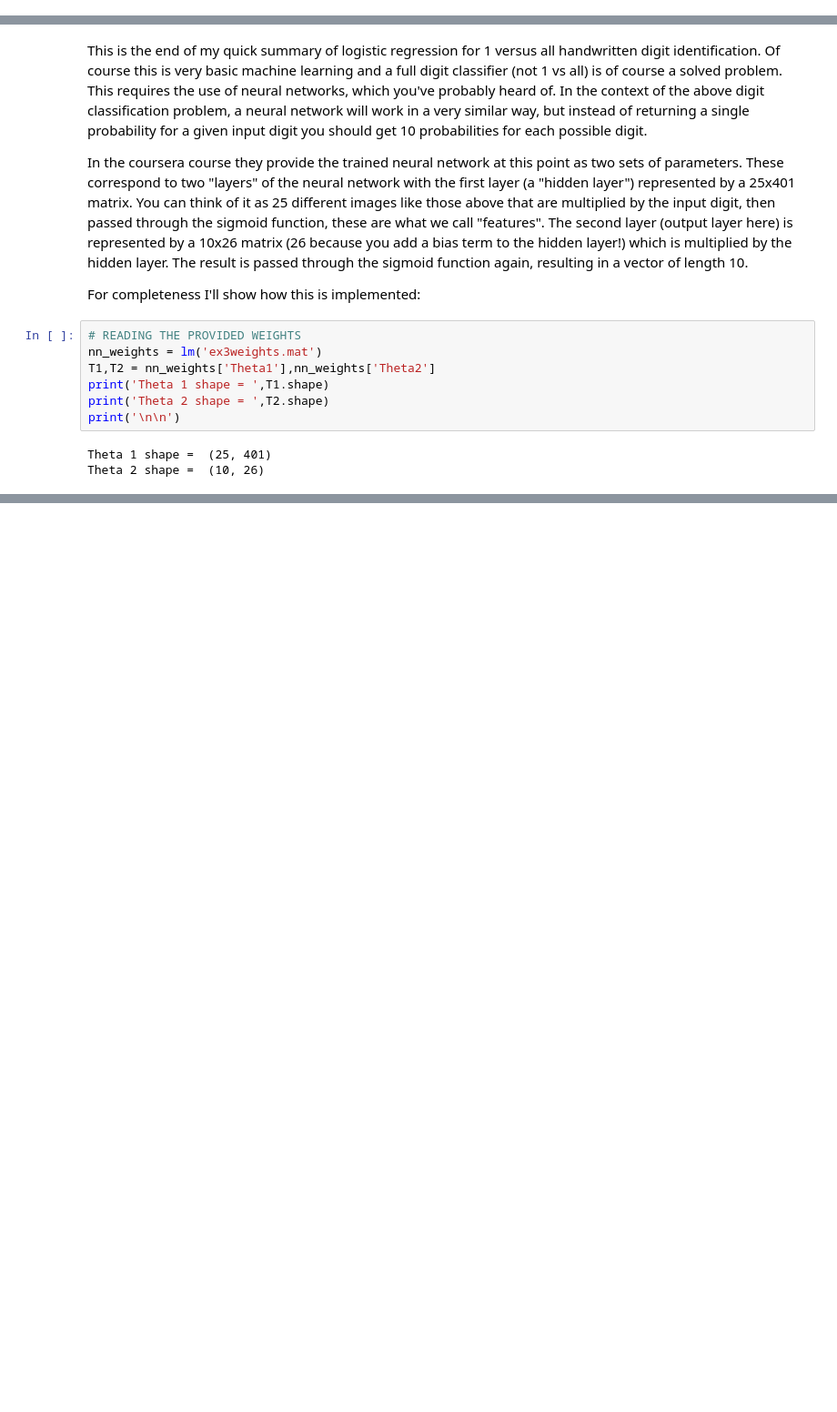
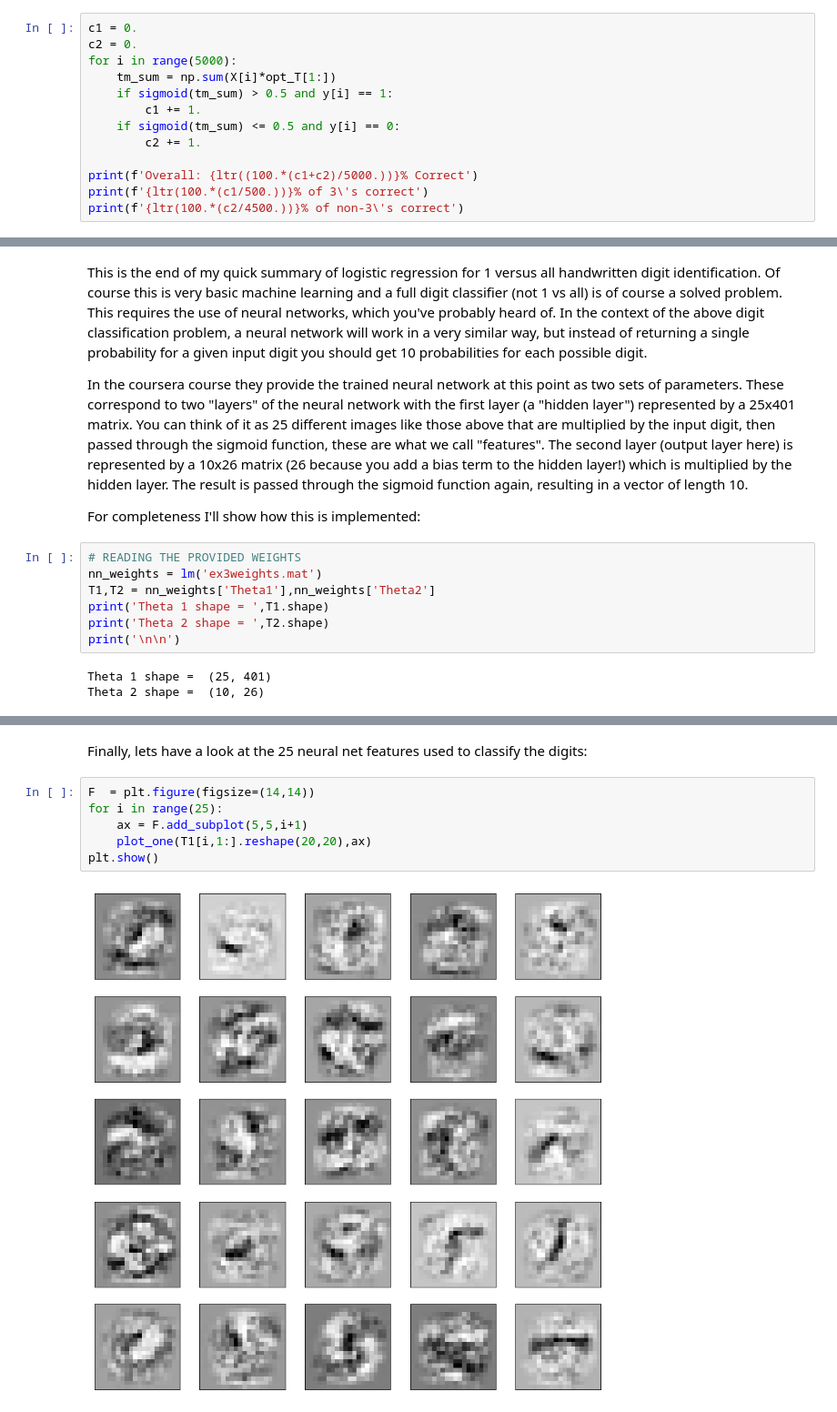
Before and after one commit to robbassett/ML_course, a Jupyter notebook: EX4.ipynb, the cells around one changed output, grey strips where cells are left out. Shown: that part at 91% size. Drawn from its saved outputs; the diff is of its cells as text; blank space fills up the shorter version.

```diff
--- a/EX4.ipynb
+++ b/EX4.ipynb
@@ -126,0 +127,13 @@ For fun, lets compute the models for all 10 digits and have a look:
+# %%
+c1 = 0.
+c2 = 0.
+for i in range(5000):
+    tm_sum = np.sum(X[i]*opt_T[1:])
+    if sigmoid(tm_sum) > 0.5 and y[i] == 1:
+        c1 += 1.
+    if sigmoid(tm_sum) <= 0.5 and y[i] == 0:
+        c2 += 1.
+
+print(f'Overall: {ltr((100.*(c1+c2)/5000.))}% Correct')
+print(f'{ltr(100.*(c1/500.))}% of 3\'s correct')
+print(f'{ltr(100.*(c2/4500.))}% of non-3\'s correct')
@@ -209,0 +233,10 @@ for i in range(nex):
+# %% [markdown]
+Finally, lets have a look at the 25 neural net features used to classify the digits:
+# %%
+F  = plt.figure(figsize=(14,14))
+for i in range(25):
+    ax = F.add_subplot(5,5,i+1)
+    plot_one(T1[i,1:].reshape(20,20),ax)
+plt.show()
+# %% [output]
+[figure, added]
```
Also changed, not shown: parts of 7 cells of this notebook.
